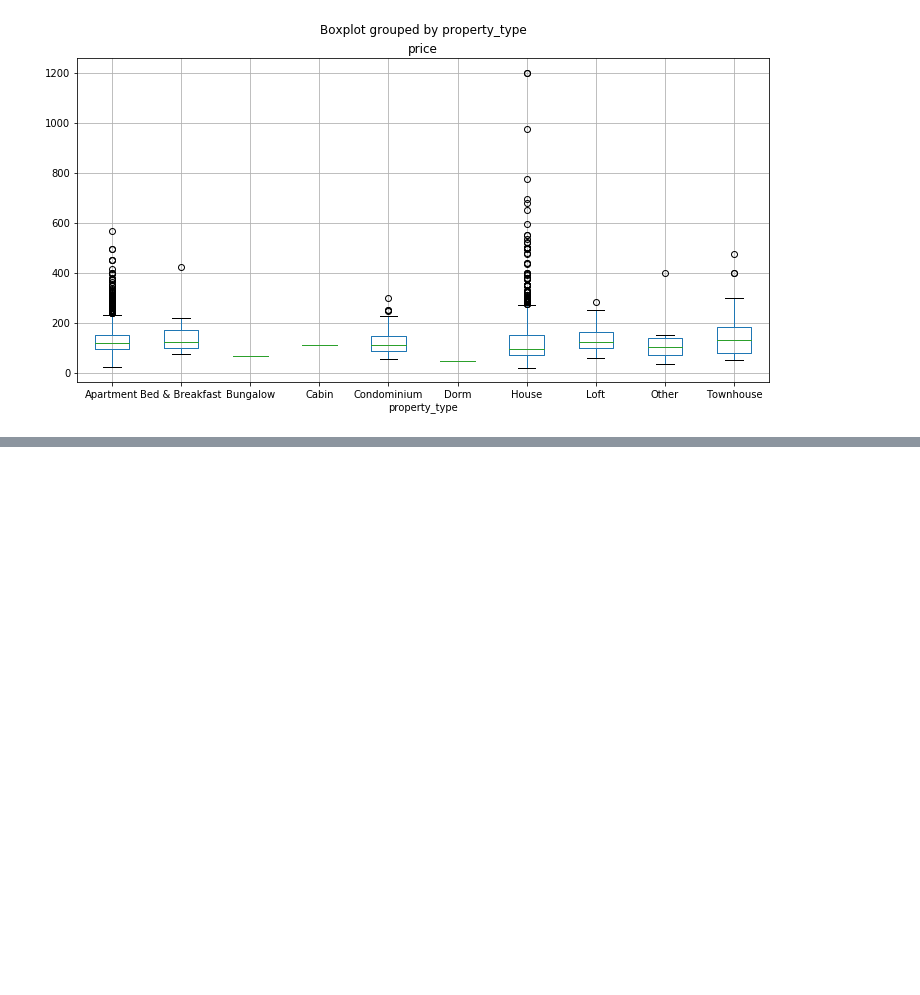
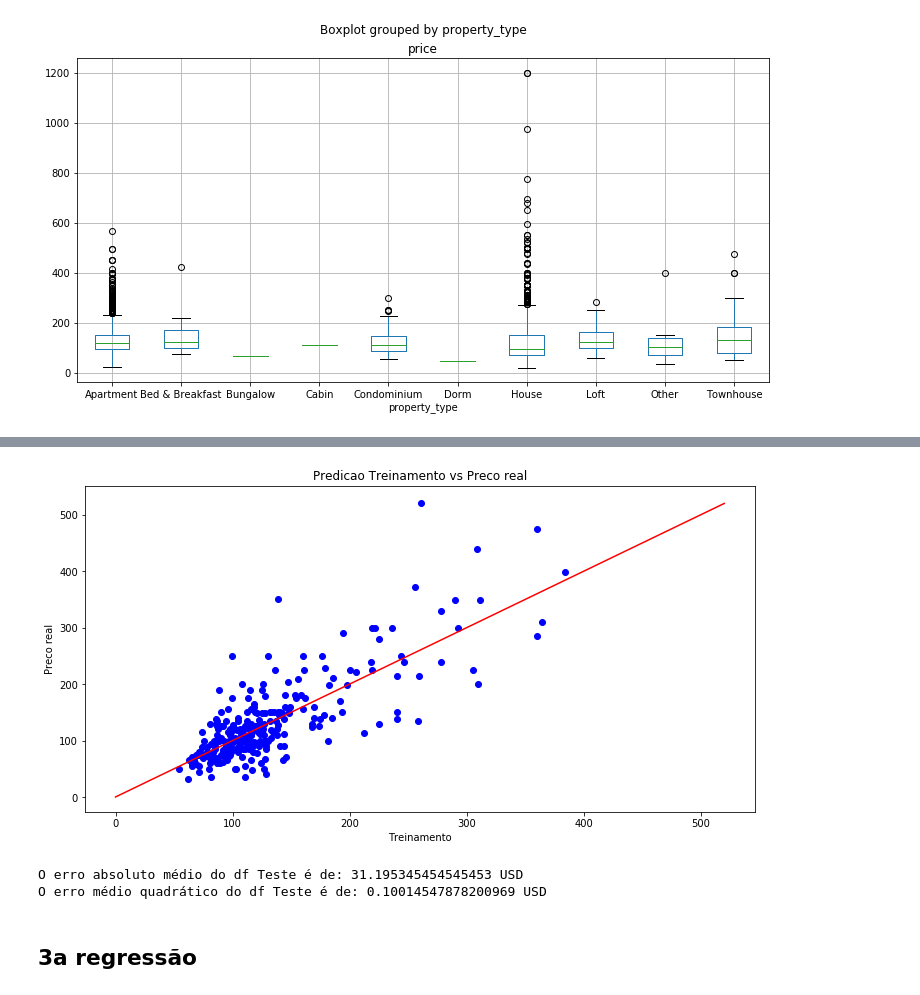
Before and after one commit to digomattar21/Projeto_3_CD, a Jupyter notebook: Projeto3_OG.ipynb, the cells around one changed output, grey strips where cells are left out. Cells and saved outputs as stored; diff of their text form; code cells hidden in the pictures; blank space fills up the shorter version.

```diff
--- a/Projeto3_OG.ipynb
+++ b/Projeto3_OG.ipynb
@@ -115,9 +151,12 @@ O erro absoluto médio do df Teste é de: 33.33578181818182
 colunas_t = []
 
 dummies = df['property_type'].str.get_dummies(" ")
+dummies2 = df['cancellation_policy'].str.get_dummies(" ")
+df2 = pd.concat([df, dummies], axis=1, sort=False)
+df3 = pd.concat([df2, dummies2], axis=1, sort=False)
 
-df1 = pd.concat([df, dummies], axis=1, sort=False)
+for y in df3.columns:
+    if y!= '&' and y!='property_type'and y!='cancellation_policy'and y!='price':
+        colunas_t.append(y)
 
-for y in df1.columns:
-    if y!= '&':
-        colunas_t.append(y)
+colunas_t
@@ -123,0 +181,36 @@ for y in df1.columns:
+# %%
+
+variaveis = []
+
+for x in df3.columns:
+    if x != 'price':
+        variaveis.append(x)
+
+
+X_train, X_test, y_train, y_test = train_test_split(df3[colunas_t], df['price'], test_size=0.1, random_state=0)
+
+regr = RandomForestRegressor(bootstrap = True, max_features = 'auto', n_estimators = 100, max_depth = 40)
+
+regr.fit(X_train, y_train)
+
+predicao2= regr.predict(X_test)
+
+y1 = np.max(y_test)
+linha_adequada = np.linspace(0,y1, 10)
+plt.plot(linha_adequada, linha_adequada, c = 'r')
+
+plt.scatter(predicao2,y_test, c='b')
+plt.title('Predicao Treinamento vs Preco real')
+plt.ylabel('Preco real')
+plt.xlabel('Treinamento')
+plt.show()
+# %% [output]
+[figure, added]
+# %%
+print('O erro absoluto médio do df Teste é de: {0} USD'.format(mean_absolute_error(y_test,predicao2)))
+print('O erro médio quadrático do df Teste é de: {0} USD'.format(mean_squared_log_error(y_test,predicao2)))
+# %% [output]
+O erro absoluto médio do df Teste é de: 31.195345454545453 USD
+O erro médio quadrático do df Teste é de: 0.10014547878200969 USD
+# %% [markdown]
+## 3a regressão
```
Also changed, not shown: parts of 27 cells of this notebook, 2 other files.
